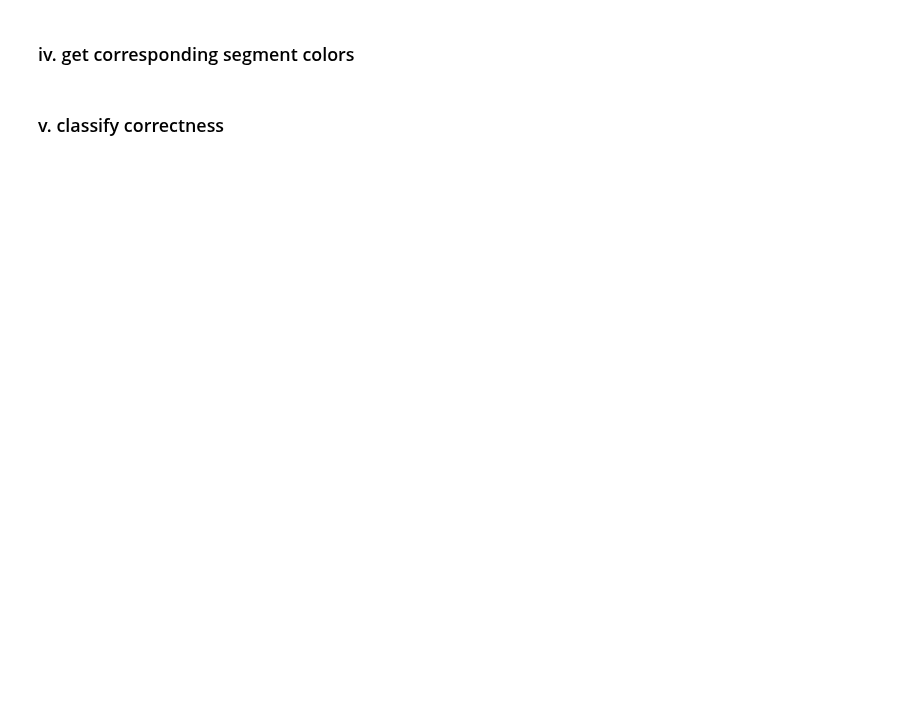
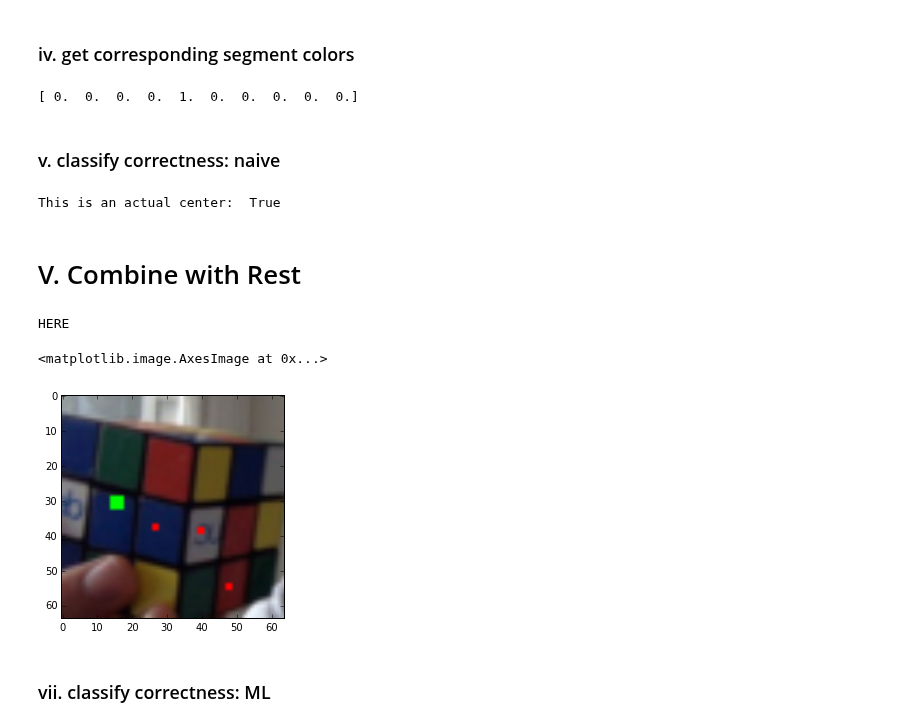
Before and after one commit to jayhack/ConvCube, a Jupyter notebook: PinPointing.ipynb, the cells around one changed output. Cells and saved outputs as stored; diff of their text form; code cells hidden in the pictures; blank space fills up the shorter version.

```diff
--- a/PinPointing.ipynb
+++ b/PinPointing.ipynb
@@ -229,10 +281,47 @@ plt.imshow(disp_img[:,:,::-1])
 # %% [markdown]
 ### iv. get corresponding segment colors
 # %%
-from convcube.cv.segmentation import get_seg_colors
-colors = get_seg_colors(image, segs, covered_seg)
+from convcube.cv.segmentation import get_surrounding_colors
+hist_h, hist_s, hist_v = get_surrounding_colors(image, seg_center)
+print hist_h
+# %% [output]
+[ 0.  0.  0.  0.  1.  0.  0.  0.  0.  0.]
 # %% [markdown]
-### v. classify correctness
+### v. classify correctness: naive
+# %%
+def is_bg(hist_h, threshold = 0.9):
+    """returns if color hist comes from a bg square"""
+    bg_min, bg_max = [2, 4]
+    return colors[bg_min:bg_max+1].sum() >= threshold
+
+print 'This is an actual center: ', is_bg(colors)
+# %% [output]
+This is an actual center:  True
+# %% [markdown]
+# V. Combine with Rest
+# %%
+import pickle
+clf = pickle.load(open('./models/segmentation/clf.pkl'))
+# %%
+from convcube.cv.segmentation import get_seg_centers
+centers = get_seg_centers(image, clf)
+
+disp_img = image.copy()
+for center in centers:
+    x, y = center[0], center[1]
+    disp_img[y-1:y+1, x-1:x+1] = (0, 0, 255)
+if is_bg(hist_h):
+    print "HERE"
+    x, y = seg_center[0], seg_center[1]
+    disp_img[y-2:y+2, x-2:x+2] = (0, 255, 0)
+plt.imshow(disp_img[:,:,::-1])
+# plt.imshow(segs)
+# %% [output]
+HERE
+<matplotlib.image.AxesImage at 0x...>
+[figure, added]
+# %% [markdown]
+### vii. classify correctness: ML
 # %%
 from convcube.cv.keypoints import array2tuples
 X, y = [], []
```
Also changed, not shown: parts of 7 cells of this notebook, 1 other file.
